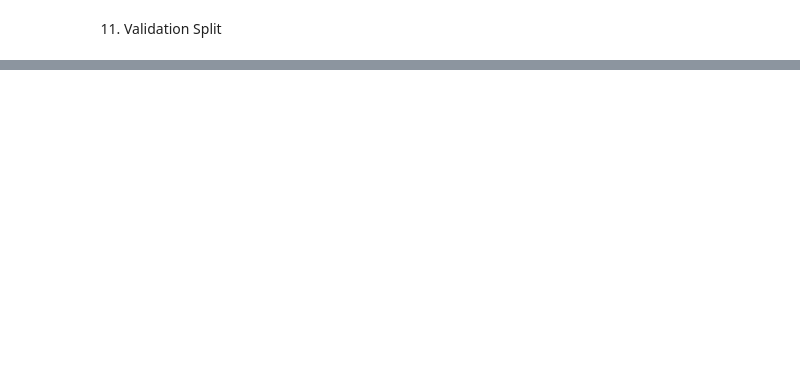
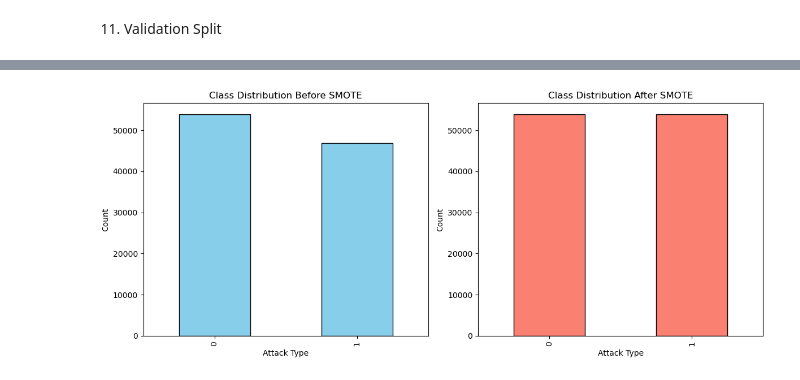
Before and after one commit to SpringBoardMentor193s/SentinelNet, a Jupyter notebook: notebooks/SentinelNetproj.ipynb, the cells around one changed output, grey strips where cells are left out. Cells and saved outputs as stored; diff of their text form; code cells hidden in the pictures; blank space fills up the shorter version.

```diff
--- a/notebooks/SentinelNetproj.ipynb
+++ b/notebooks/SentinelNetproj.ipynb
@@ -533,0 +320,22 @@ Linear SVM                0.1152     0.8356    0.9095
+# %%
+# --- SMOTE Distribution Plots ---
+# --- Distribution before SMOTE ---
+plt.figure(figsize=(12,5))
+
+plt.subplot(1,2,1)
+pd.Series(y_train_spl).value_counts().plot(kind='bar', color='skyblue', edgecolor='black')
+plt.title("Class Distribution Before SMOTE")
+plt.xlabel("Attack Type")
+plt.ylabel("Count")
+
+# --- Distribution after SMOTE ---
+plt.subplot(1,2,2)
+pd.Series(y_train_res).value_counts().plot(kind='bar', color='salmon', edgecolor='black')
+plt.title("Class Distribution After SMOTE")
+plt.xlabel("Attack Type")
+plt.ylabel("Count")
+
+plt.tight_layout()
+plt.show()
+# %% [output]
+[figure, added]
```
Also changed, not shown: parts of 15 cells of this notebook, 15 other files.
